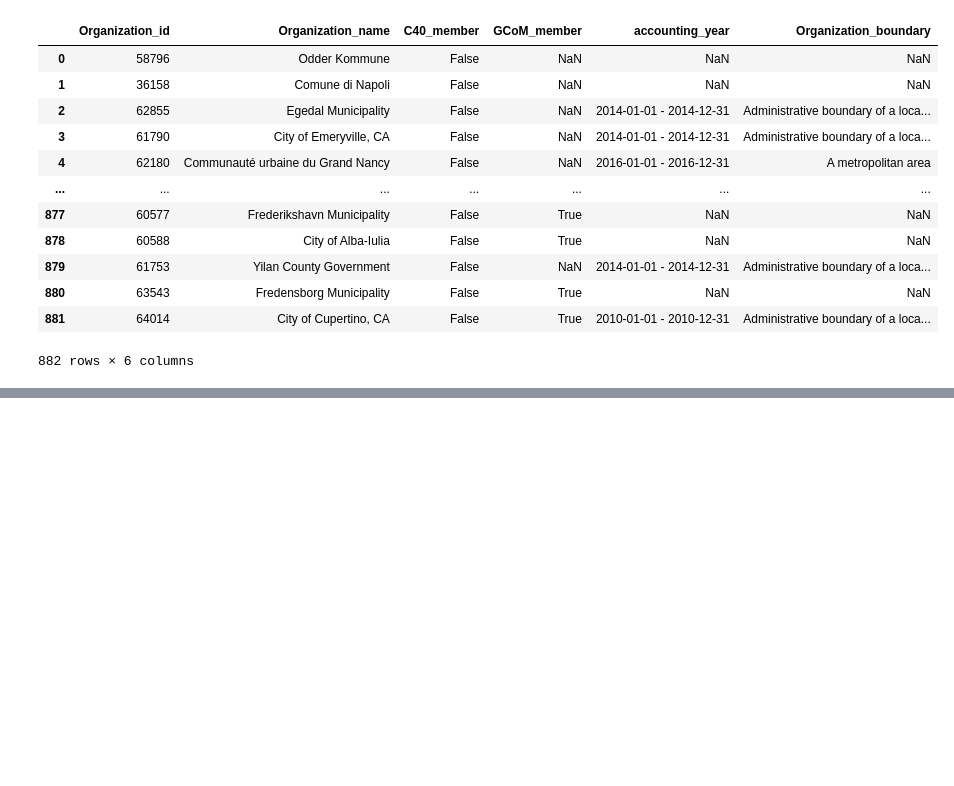
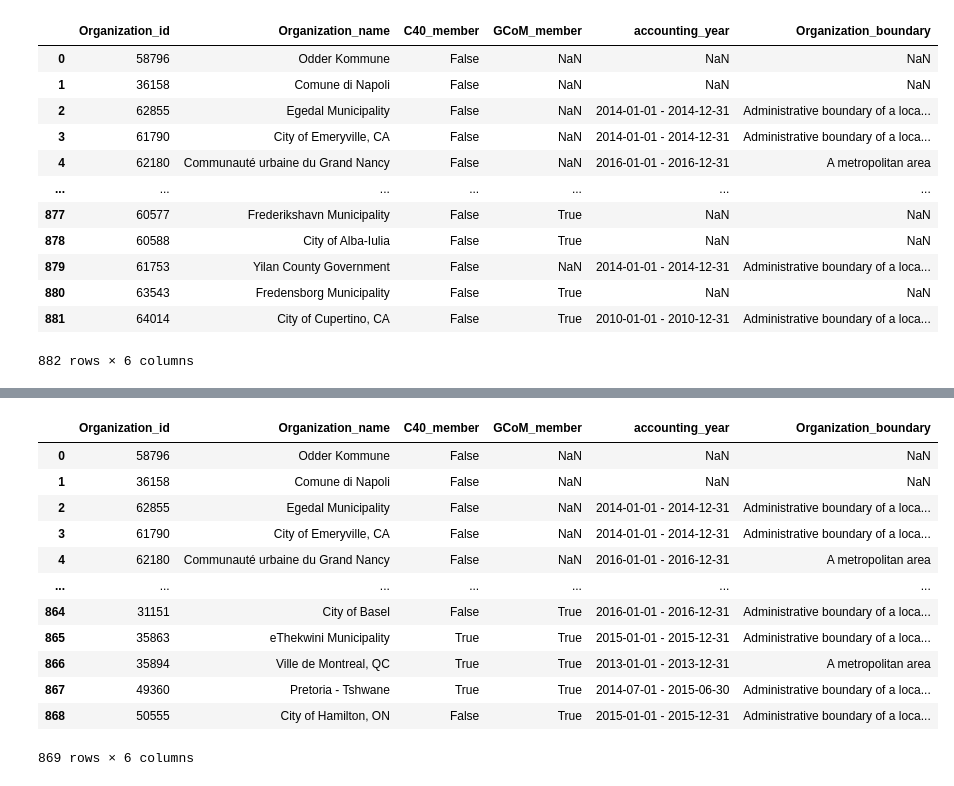
Before and after one commit to Gruppe-H/DB_assignment1, a Jupyter notebook: Dataset_Org_table.ipynb, the cells around one changed output, grey strips where cells are left out. Saved outputs shown, nothing was run; the diff lists cells and outputs as text; code cells hidden in the pictures; blank space fills up the shorter version.

```diff
--- a/Dataset_Org_table.ipynb
+++ b/Dataset_Org_table.ipynb
@@ -563,0 +575,9 @@ final_org_df
+# %%
+# checking if the all of the above are in df3 (it's 2017, so newer)
+org_bound_dupes = org_bound_dupes[[org_no, org_bound]]
+df3_org = df3[[org_no, org_bound]]
+
+df3_org = df3_org[df3_org[org_no].isin(org_bound_dupes[org_no])]
+
+print(f"df3_org has {df3_org.shape[0]} rows.")
+df3_org
@@ -563,0 +600,30 @@ final_org_df
+# %%
+# Filter final_org_df for rows where org_no is in df3_org
+matching_org_no = df3_org[org_no].unique()
+org_bound_dupes_df = final_org_df[final_org_df[org_no].isin(matching_org_no)]
+
+# Filter org_bound_dupes_df based on matching org_bound in df3_org
+new_df_cleaned = org_bound_dupes_df.merge(df3_org[[org_no, org_bound]], on=[org_no, org_bound], how='inner')
+new_df_cleaned
+
+# Remove rows from final_org_df
+final_org_df = final_org_df[~final_org_df[org_no].isin(matching_org_no)]
+
+# Concatenate the reduced final_org_df with the cleaned new_df
+final_cleaned_df = pd.concat([final_org_df, new_df_cleaned], ignore_index=True)
+
+final_cleaned_df
+# %% [output]
+|  | Organization_id | Organization_name | C40_member | GCoM_member | accounting_year | Organization_boundary |
+| 0 | 58796 | Odder Kommune | False | NaN | NaN | NaN |
+| 1 | 36158 | Comune di Napoli | False | NaN | NaN | NaN |
+| 2 | 62855 | Egedal Municipality | False | NaN | 2014-01-01 - 2014-12-31 | Administrative boundary of a loca... |
+| 3 | 61790 | City of Emeryville, CA | False | NaN | 2014-01-01 - 2014-12-31 | Administrative boundary of a loca... |
+| 4 | 62180 | Communauté urbaine du Grand Nancy | False | NaN | 2016-01-01 - 2016-12-31 | A metropolitan area |
+| ... | ... | ... | ... | ... | ... | ... |
+| 864 | 31151 | City of Basel | False | True | 2016-01-01 - 2016-12-31 | Administrative boundary of a loca... |
+| 865 | 35863 | eThekwini Municipality | True | True | 2015-01-01 - 2015-12-31 | Administrative boundary of a loca... |
+| 866 | 35894 | Ville de Montreal, QC | True | True | 2013-01-01 - 2013-12-31 | A metropolitan area |
+| 867 | 49360 | Pretoria - Tshwane | True | True | 2014-07-01 - 2015-06-30 | Administrative boundary of a loca... |
+| 868 | 50555 | City of Hamilton, ON | False | True | 2015-01-01 - 2015-12-31 | Administrative boundary of a loca... |
+869 rows × 6 columns
```
Also changed, not shown: parts of 63 cells of this notebook, 3 other files.
